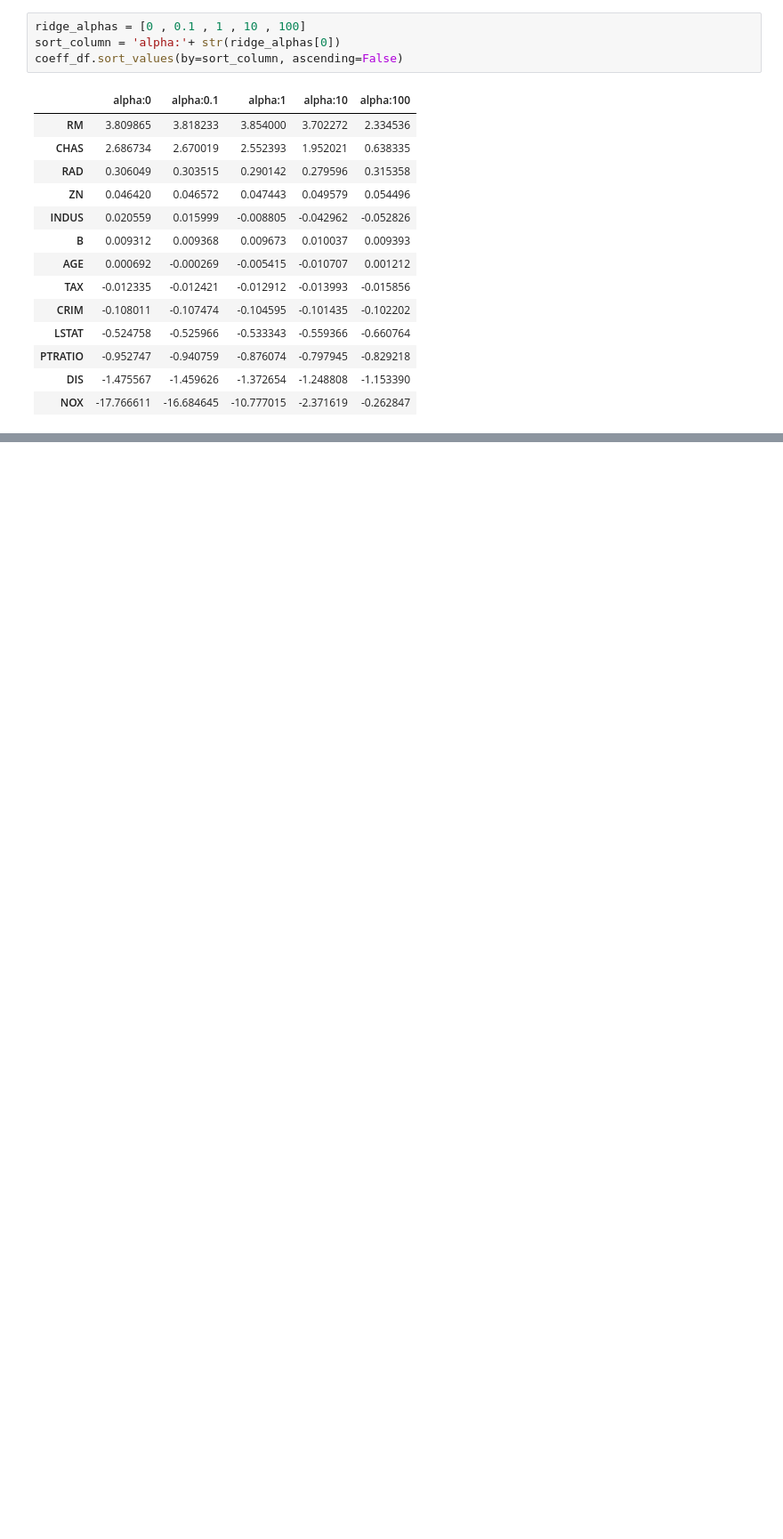
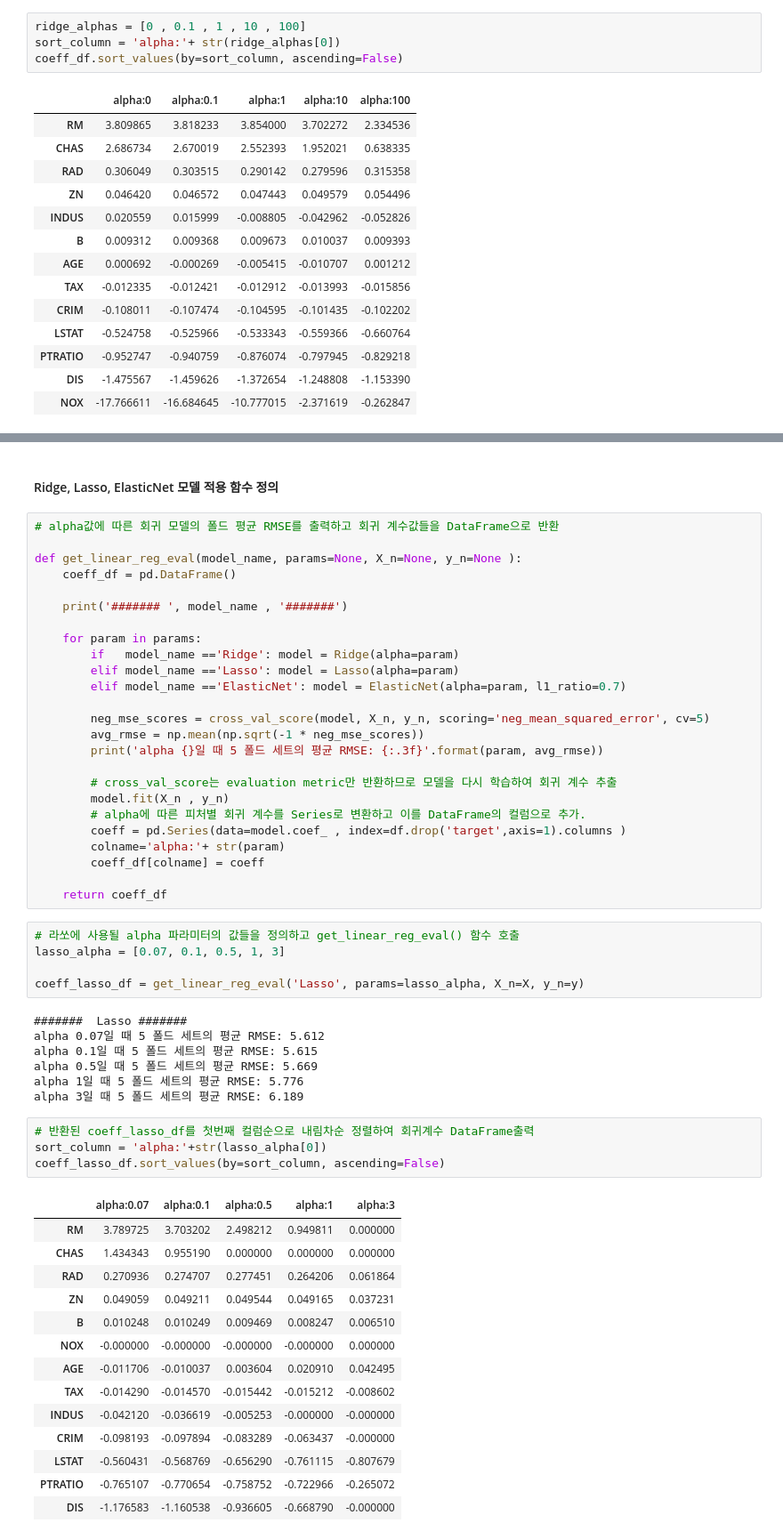
Before and after one commit to va4756/big_RaeJung, a Jupyter notebook: bigdata_RaeJung_02.ipynb, the cells around one changed output, grey strips where cells are left out. Shown at 89% size. Saved outputs shown, nothing was run; the diff lists cells and outputs as text; blank space fills up the shorter version.

```diff
--- a/bigdata_RaeJung_02.ipynb
+++ b/bigdata_RaeJung_02.ipynb
@@ -1146,0 +1151,58 @@ coeff_df.sort_values(by=sort_column, ascending=False)
+# %% [markdown]
+#### Ridge, Lasso, ElasticNet 모델 적용 함수 정의
+# %%
+# alpha값에 따른 회귀 모델의 폴드 평균 RMSE를 출력하고 회귀 계수값들을 DataFrame으로 반환
+
+def get_linear_reg_eval(model_name, params=None, X_n=None, y_n=None ):
+    coeff_df = pd.DataFrame()
+
+    print('####### ', model_name , '#######')
+
+    for param in params:
+        if   model_name =='Ridge': model = Ridge(alpha=param)
+        elif model_name =='Lasso': model = Lasso(alpha=param)
+        elif model_name =='ElasticNet': model = ElasticNet(alpha=param, l1_ratio=0.7)
+
+        neg_mse_scores = cross_val_score(model, X_n, y_n, scoring='neg_mean_squared_error', cv=5)
+        avg_rmse = np.mean(np.sqrt(-1 * neg_mse_scores))
+        print('alpha {}일 때 5 폴드 세트의 평균 RMSE: {:.3f}'.format(param, avg_rmse))
+
+        # cross_val_score는 evaluation metric만 반환하므로 모델을 다시 학습하여 회귀 계수 추출
+        model.fit(X_n , y_n)
+        # alpha에 따른 피처별 회귀 계수를 Series로 변환하고 이를 DataFrame의 컬럼으로 추가.
+        coeff = pd.Series(data=model.coef_ , index=df.drop('target',axis=1).columns )
+        colname='alpha:'+ str(param)
+        coeff_df[colname] = coeff
+
+    return coeff_df
+# %%
+# 라쏘에 사용될 alpha 파라미터의 값들을 정의하고 get_linear_reg_eval() 함수 호출
+lasso_alpha = [0.07, 0.1, 0.5, 1, 3]
+
+coeff_lasso_df = get_linear_reg_eval('Lasso', params=lasso_alpha, X_n=X, y_n=y)
+# %% [output]
+#######  Lasso #######
+alpha 0.07일 때 5 폴드 세트의 평균 RMSE: 5.612
+alpha 0.1일 때 5 폴드 세트의 평균 RMSE: 5.615
+alpha 0.5일 때 5 폴드 세트의 평균 RMSE: 5.669
+alpha 1일 때 5 폴드 세트의 평균 RMSE: 5.776
+alpha 3일 때 5 폴드 세트의 평균 RMSE: 6.189
+# %%
+# 반환된 coeff_lasso_df를 첫번째 컬럼순으로 내림차순 정렬하여 회귀계수 DataFrame출력
+sort_column = 'alpha:'+str(lasso_alpha[0])
+coeff_lasso_df.sort_values(by=sort_column, ascending=False)
+# %% [output]
+|  | alpha:0.07 | alpha:0.1 | alpha:0.5 | alpha:1 | alpha:3 |
+| RM | 3.789725 | 3.703202 | 2.498212 | 0.949811 | 0.000000 |
+| CHAS | 1.434343 | 0.955190 | 0.000000 | 0.000000 | 0.000000 |
+| RAD | 0.270936 | 0.274707 | 0.277451 | 0.264206 | 0.061864 |
+| ZN | 0.049059 | 0.049211 | 0.049544 | 0.049165 | 0.037231 |
+| B | 0.010248 | 0.010249 | 0.009469 | 0.008247 | 0.006510 |
+| NOX | -0.000000 | -0.000000 | -0.000000 | -0.000000 | 0.000000 |
+| AGE | -0.011706 | -0.010037 | 0.003604 | 0.020910 | 0.042495 |
+| TAX | -0.014290 | -0.014570 | -0.015442 | -0.015212 | -0.008602 |
+| INDUS | -0.042120 | -0.036619 | -0.005253 | -0.000000 | -0.000000 |
+| CRIM | -0.098193 | -0.097894 | -0.083289 | -0.063437 | -0.000000 |
+| LSTAT | -0.560431 | -0.568769 | -0.656290 | -0.761115 | -0.807679 |
+| PTRATIO | -0.765107 | -0.770654 | -0.758752 | -0.722966 | -0.265072 |
+| DIS | -1.176583 | -1.160538 | -0.936605 | -0.668790 | -0.000000 |
```
Also changed, not shown: parts of 12 cells of this notebook.
